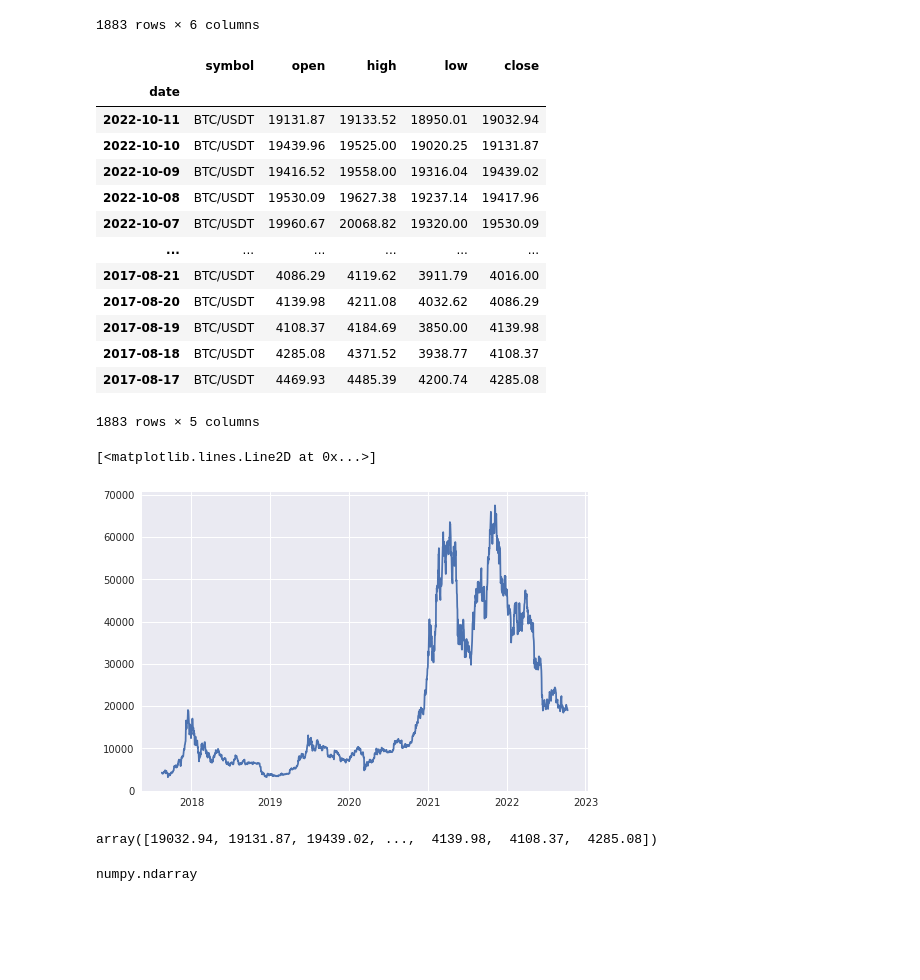
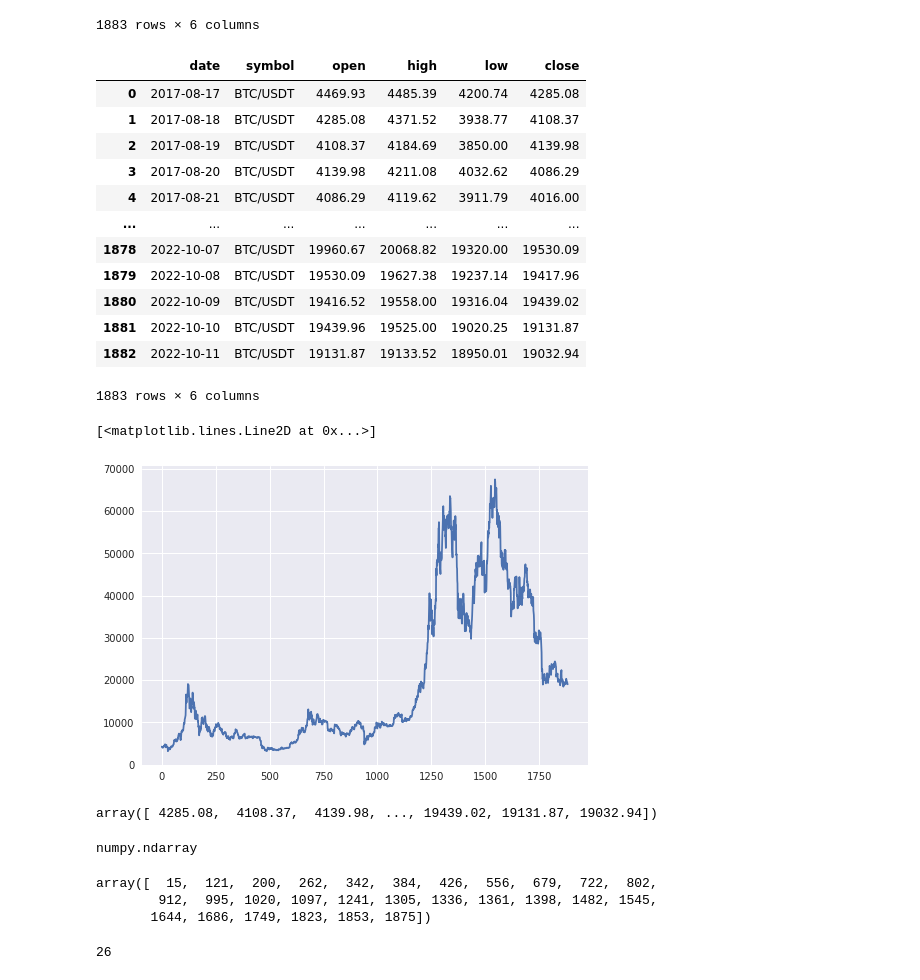
Before and after one commit to adevrent/freqtrade_custom_strats, a Jupyter notebook: python_concepts/pivot_points/argrelextrema_btc_example.ipynb, the cells around one changed output. Cells and saved outputs as stored; diff of their text form; code cells hidden in the pictures; blank space fills up the shorter version.

```diff
--- a/python_concepts/pivot_points/argrelextrema_btc_example.ipynb
+++ b/python_concepts/pivot_points/argrelextrema_btc_example.ipynb
@@ -40,38 +40,50 @@ df
 # %%
 # convert to datetime
 df['date'] = pd.to_datetime(df['date'])
 # set the index
-df.set_index('date', inplace=True)
+#df.set_index('date', inplace=True)
+df = df[::-1]
+df = df.reset_index(drop = True)
 df
 # %% [output]
-|  | symbol | open | high | low | close |
-| date |  |  |  |  |  |
-| 2022-10-11 | BTC/USDT | 19131.87 | 19133.52 | 18950.01 | 19032.94 |
-| 2022-10-10 | BTC/USDT | 19439.96 | 19525.00 | 19020.25 | 19131.87 |
-| 2022-10-09 | BTC/USDT | 19416.52 | 19558.00 | 19316.04 | 19439.02 |
-| 2022-10-08 | BTC/USDT | 19530.09 | 19627.38 | 19237.14 | 19417.96 |
-| 2022-10-07 | BTC/USDT | 19960.67 | 20068.82 | 19320.00 | 19530.09 |
-| ... | ... | ... | ... | ... | ... |
-| 2017-08-21 | BTC/USDT | 4086.29 | 4119.62 | 3911.79 | 4016.00 |
-| 2017-08-20 | BTC/USDT | 4139.98 | 4211.08 | 4032.62 | 4086.29 |
-| 2017-08-19 | BTC/USDT | 4108.37 | 4184.69 | 3850.00 | 4139.98 |
-| 2017-08-18 | BTC/USDT | 4285.08 | 4371.52 | 3938.77 | 4108.37 |
-| 2017-08-17 | BTC/USDT | 4469.93 | 4485.39 | 4200.74 | 4285.08 |
+|  | date | symbol | open | high | low | close |
+| 0 | 2017-08-17 | BTC/USDT | 4469.93 | 4485.39 | 4200.74 | 4285.08 |
+| 1 | 2017-08-18 | BTC/USDT | 4285.08 | 4371.52 | 3938.77 | 4108.37 |
+| 2 | 2017-08-19 | BTC/USDT | 4108.37 | 4184.69 | 3850.00 | 4139.98 |
+| 3 | 2017-08-20 | BTC/USDT | 4139.98 | 4211.08 | 4032.62 | 4086.29 |
+| 4 | 2017-08-21 | BTC/USDT | 4086.29 | 4119.62 | 3911.79 | 4016.00 |
+| ... | ... | ... | ... | ... | ... | ... |
+| 1878 | 2022-10-07 | BTC/USDT | 19960.67 | 20068.82 | 19320.00 | 19530.09 |
+| 1879 | 2022-10-08 | BTC/USDT | 19530.09 | 19627.38 | 19237.14 | 19417.96 |
+| 1880 | 2022-10-09 | BTC/USDT | 19416.52 | 19558.00 | 19316.04 | 19439.02 |
+| 1881 | 2022-10-10 | BTC/USDT | 19439.96 | 19525.00 | 19020.25 | 19131.87 |
+| 1882 | 2022-10-11 | BTC/USDT | 19131.87 | 19133.52 | 18950.01 | 19032.94 |
-1883 rows × 5 columns
+1883 rows × 6 columns
 # %%
 plt.style.use("seaborn")
 plt.plot(df.index, df["close"])
 # %% [output]
 [<matplotlib.lines.Line2D at 0x...>]
-[figure, old version]
+[figure, new version]
 # %%
 close_array = df["close"].to_numpy()
 close_array
 # %% [output]
-array([19032.94, 19131.87, 19439.02, ...,  4139.98,  4108.37,  4285.08])
+array([ 4285.08,  4108.37,  4139.98, ..., 19439.02, 19131.87, 19032.94])
 # %%
 type(close_array)
 # %% [output]
 numpy.ndarray
 # %%
 max_idx = argrelextrema(close_array, np.greater, order = 20)[0]
+max_idx
+# %% [output]
+array([  15,  121,  200,  262,  342,  384,  426,  556,  679,  722,  802,
+        912,  995, 1020, 1097, 1241, 1305, 1336, 1361, 1398, 1482, 1545,
+       1644, 1686, 1749, 1823, 1853, 1875])
+# %%
+min_idx = argrelextrema(close_array, np.less, order = 20)[0]
+min_idx
+len(min_idx)
+# %% [output]
+26
```
Also changed, not shown: parts of 5 cells of this notebook, 2 other files.
